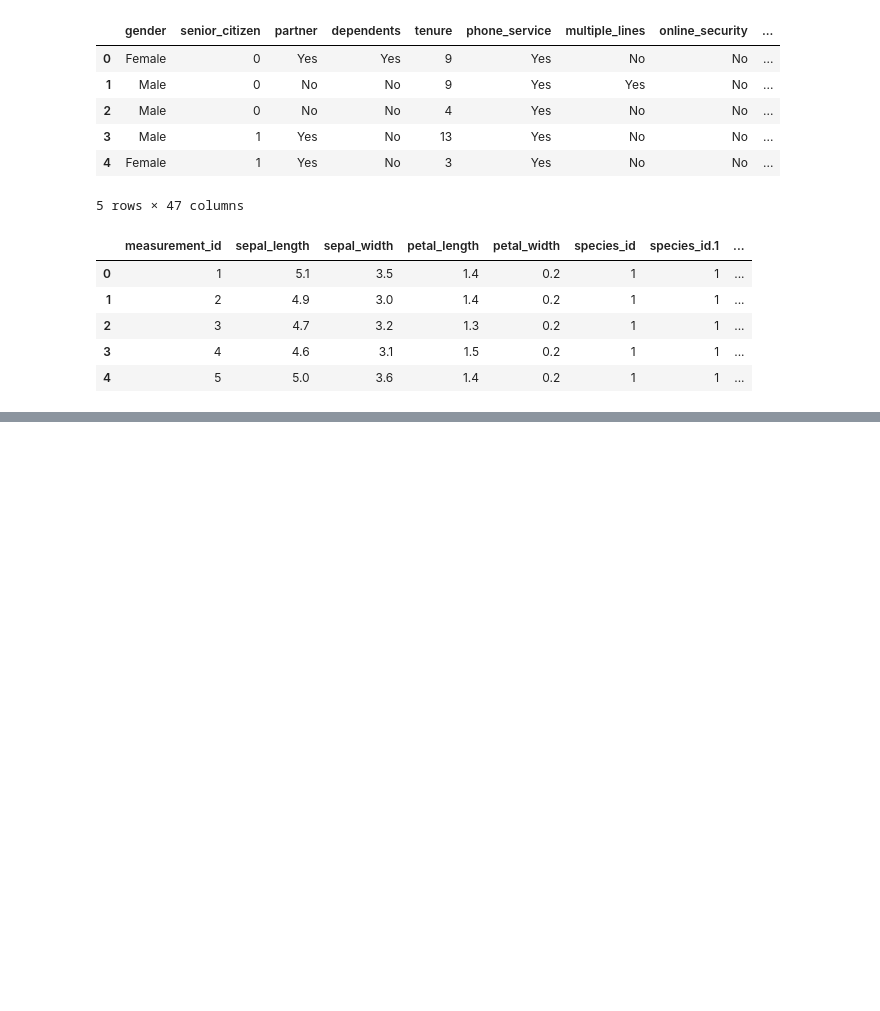
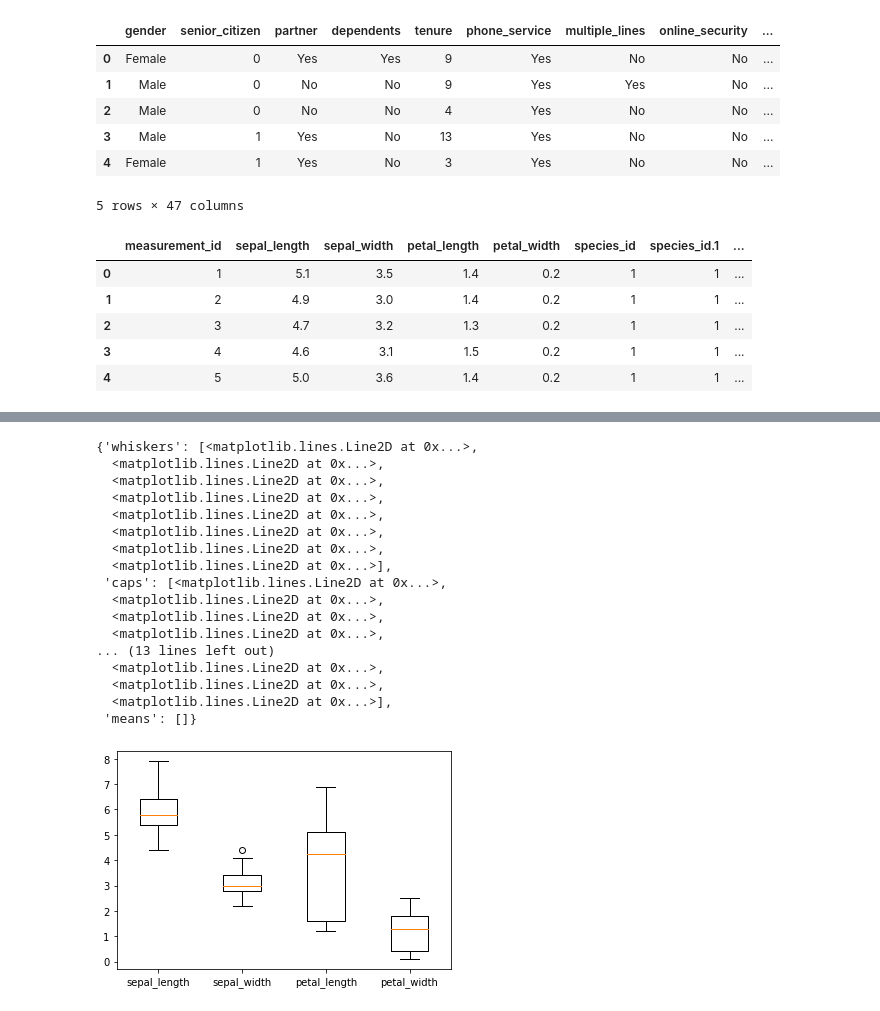
Before and after one commit to javahava1222/classification-exercises, a Jupyter notebook: classification_exercises.ipynb, the cells around one changed output, grey strips where cells are left out. Cells and saved outputs as stored; diff of their text form; code cells hidden in the pictures; blank space fills up the shorter version.

```diff
--- a/classification_exercises.ipynb
+++ b/classification_exercises.ipynb
@@ -663,0 +706,23 @@ KeyError: "['customer_id' 'contract_type_id' 'internet_service_type_id'\n 'payme
+# %%
+#boxplot
+num_var = ['sepal_length', 'sepal_width', 'petal_length', 'petal_width']
+plt.boxplot(train[num_var], labels=num_var)
+# %% [output]
+{'whiskers': [<matplotlib.lines.Line2D at 0x...>,
+  <matplotlib.lines.Line2D at 0x...>,
+  <matplotlib.lines.Line2D at 0x...>,
+  <matplotlib.lines.Line2D at 0x...>,
+  <matplotlib.lines.Line2D at 0x...>,
+  <matplotlib.lines.Line2D at 0x...>,
+  <matplotlib.lines.Line2D at 0x...>,
+  <matplotlib.lines.Line2D at 0x...>],
+ 'caps': [<matplotlib.lines.Line2D at 0x...>,
+  <matplotlib.lines.Line2D at 0x...>,
+  <matplotlib.lines.Line2D at 0x...>,
+  <matplotlib.lines.Line2D at 0x...>,
+... (13 lines left out)
+  <matplotlib.lines.Line2D at 0x...>,
+  <matplotlib.lines.Line2D at 0x...>,
+  <matplotlib.lines.Line2D at 0x...>],
+ 'means': []}
+[figure, added]
```
Also changed, not shown: parts of 20 cells of this notebook.
